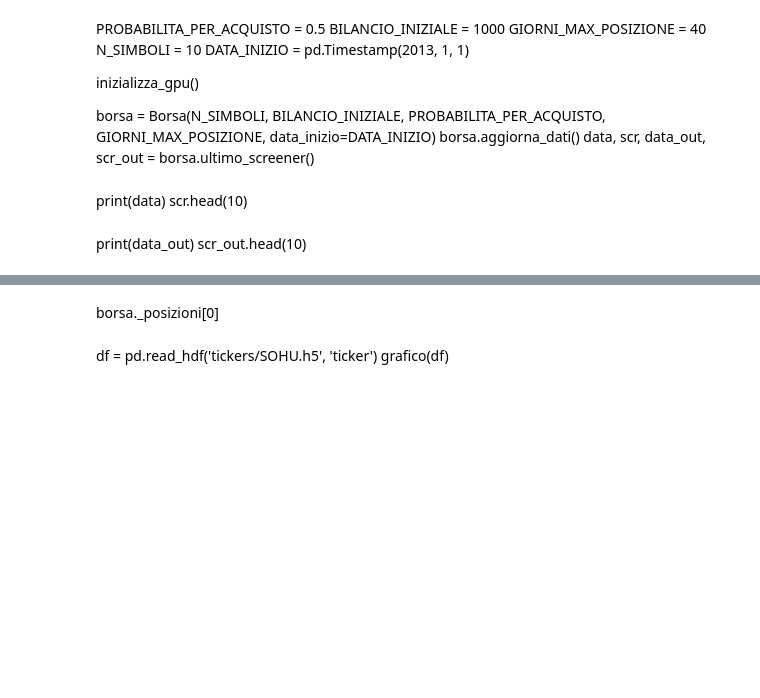
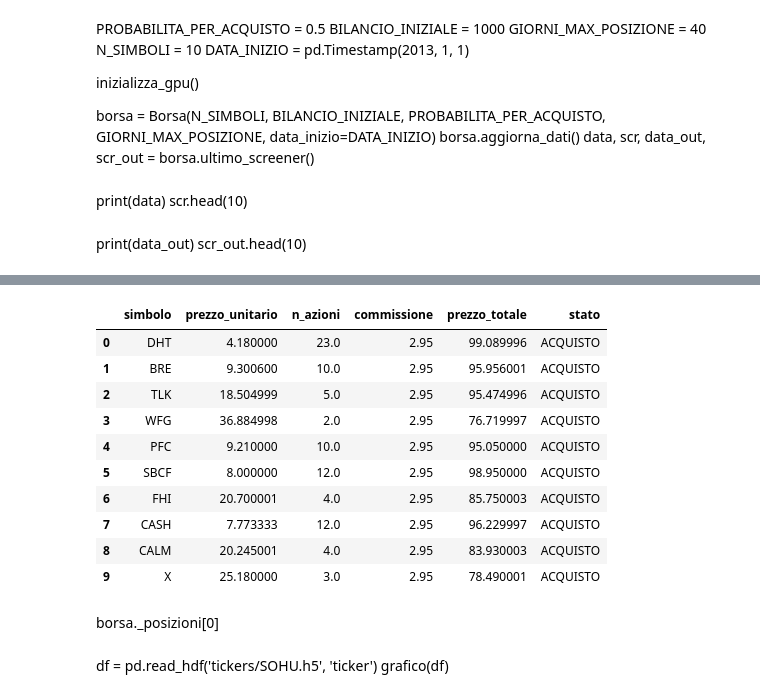
Before and after one commit to enricomarchi/Borsa, a Jupyter notebook: Test_trading_multiplo.ipynb, the cells around one changed output, grey strips where cells are left out. Drawn from its saved outputs; the diff is of its cells as text; code cells hidden in the pictures; blank space fills up the shorter version.

```diff
--- a/Test_trading_multiplo.ipynb
+++ b/Test_trading_multiplo.ipynb
@@ -1472,5 +1508,4 @@ inizializza_gpu()
 
 borsa = Borsa(N_SIMBOLI, BILANCIO_INIZIALE, data_inizio=DATA_INIZIO)#, stop_loss=SL, take_profit=TP)
 borsa.aggiorna_dati()
-borsa.simulazione_trading()
-borsa.esito_trading
+pos = borsa.simulazione_trading()
@@ -1477,3 +1530,17 @@ borsa.esito_trading
+# %%
+pos
+# %% [output]
+|  | simbolo | prezzo_unitario | n_azioni | commissione | prezzo_totale | stato |
+| 0 | DHT | 4.180000 | 23.0 | 2.95 | 99.089996 | ACQUISTO |
+| 1 | BRE | 9.300600 | 10.0 | 2.95 | 95.956001 | ACQUISTO |
+| 2 | TLK | 18.504999 | 5.0 | 2.95 | 95.474996 | ACQUISTO |
+| 3 | WFG | 36.884998 | 2.0 | 2.95 | 76.719997 | ACQUISTO |
+| 4 | PFC | 9.210000 | 10.0 | 2.95 | 95.050000 | ACQUISTO |
+| 5 | SBCF | 8.000000 | 12.0 | 2.95 | 98.950000 | ACQUISTO |
+| 6 | FHI | 20.700001 | 4.0 | 2.95 | 85.750003 | ACQUISTO |
+| 7 | CASH | 7.773333 | 12.0 | 2.95 | 96.229997 | ACQUISTO |
+| 8 | CALM | 20.245001 | 4.0 | 2.95 | 83.930003 | ACQUISTO |
+| 9 | X | 25.180000 | 3.0 | 2.95 | 78.490001 | ACQUISTO |
 # %% [markdown]
 borsa._posizioni[0]
 # %% [markdown]
```
Also changed, not shown: parts of 2 cells of this notebook, 1 other file.
